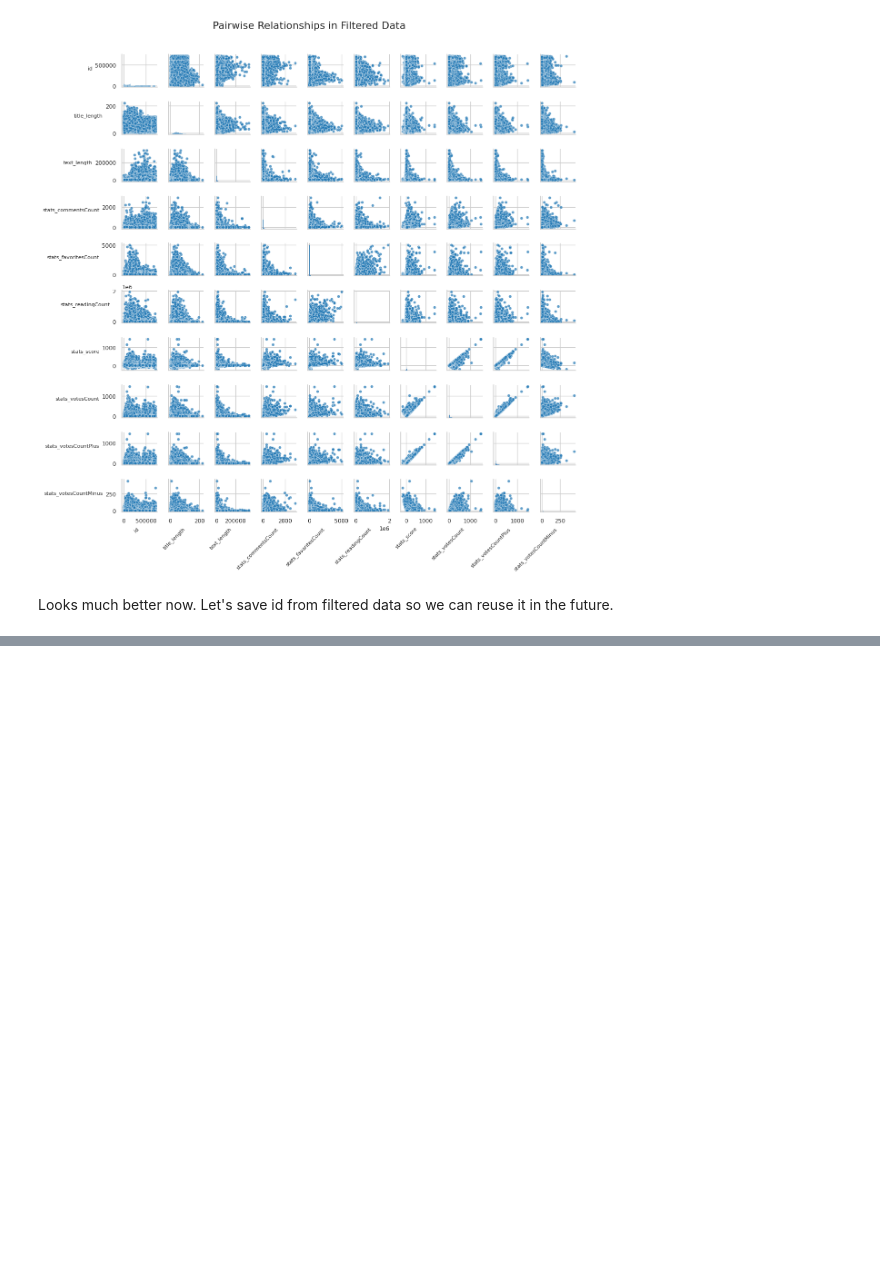
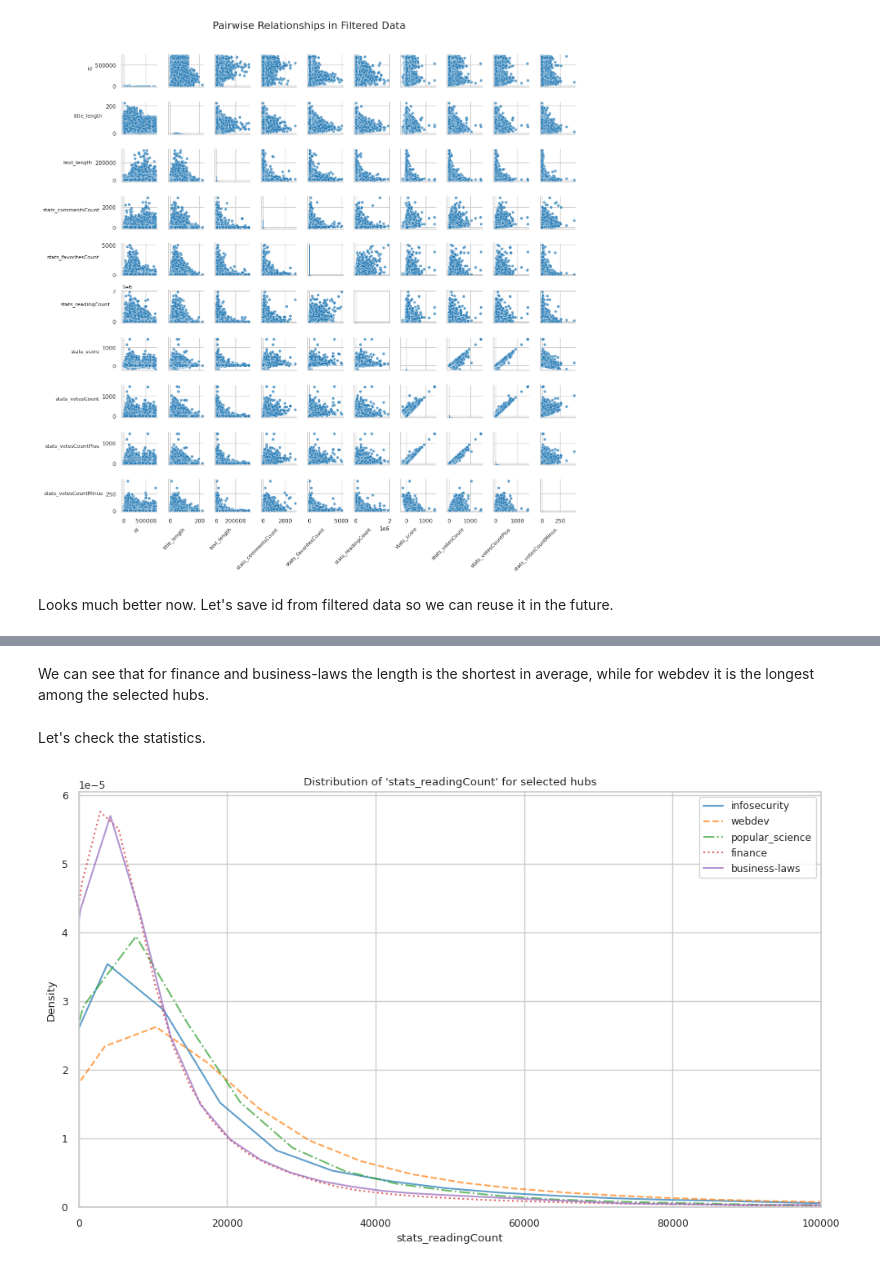
Before and after one commit to MrDelrus/habr-article-analyzer, a Jupyter notebook: notebooks/exploratory_data_analysis/data_visualization.ipynb, the cells around one changed output, grey strips where cells are left out. Drawn from its saved outputs; the diff is of its cells as text; code cells hidden in the pictures; blank space fills up the shorter version.

```diff
--- a/notebooks/exploratory_data_analysis/data_visualization.ipynb
+++ b/notebooks/exploratory_data_analysis/data_visualization.ipynb
@@ -171,0 +180,21 @@ Let's set a clear purpose for such section. We will formulate it in the followin
+# %%
+columns_to_load = ["id", "text_markdown", "statistics", "hubs"]
+
+dataset = data_loader.HabrDataset(
+    path=DEFAULT_FULL_PATH, columns=columns_to_load, batch_size=50_000
+)
+
+all_batches = []
+for batch_df in dataset:
+    batch_df["text_length"] = batch_df["text_markdown"].str.len()
+    batch_df = batch_df.drop(columns=["text_markdown"])
+
+    stats_df = batch_df["statistics"].apply(pd.Series)
+    stats_df = stats_df.rename(columns=lambda x: f"stats_{x}")
+
+    batch_df = pd.concat([batch_df.drop(columns=["statistics"]), stats_df], axis=1)
+
+    all_batches.append(batch_df)
+
+full_df = pd.concat(all_batches, ignore_index=True)
+full_df.head()
@@ -171,0 +301,10 @@ Let's set a clear purpose for such section. We will formulate it in the followin
+# %% [markdown]
+We can see that for finance and business-laws the length is the shortest in average, while for webdev it is the longest among the selected hubs.
+# %% [markdown]
+Let's check the statistics.
+# %%
+plot_hub_distributions(
+    filtered_df, hubs_for_analysis, "stats_readingCount", xlim=(-10, 100_000)
+)
+# %% [output]
+[figure, added]
```
Also changed, not shown: parts of 40 cells of this notebook, 5 other files.
